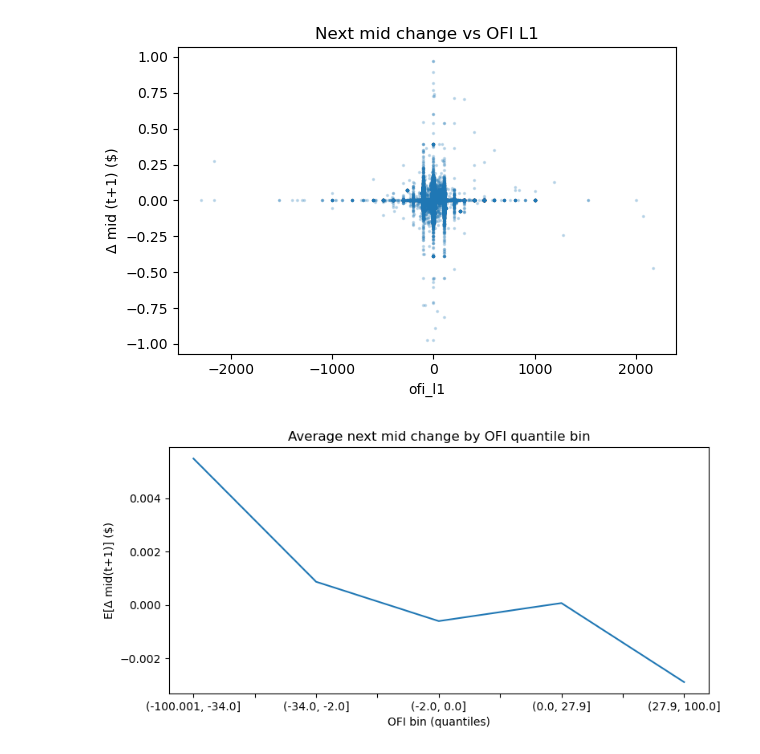
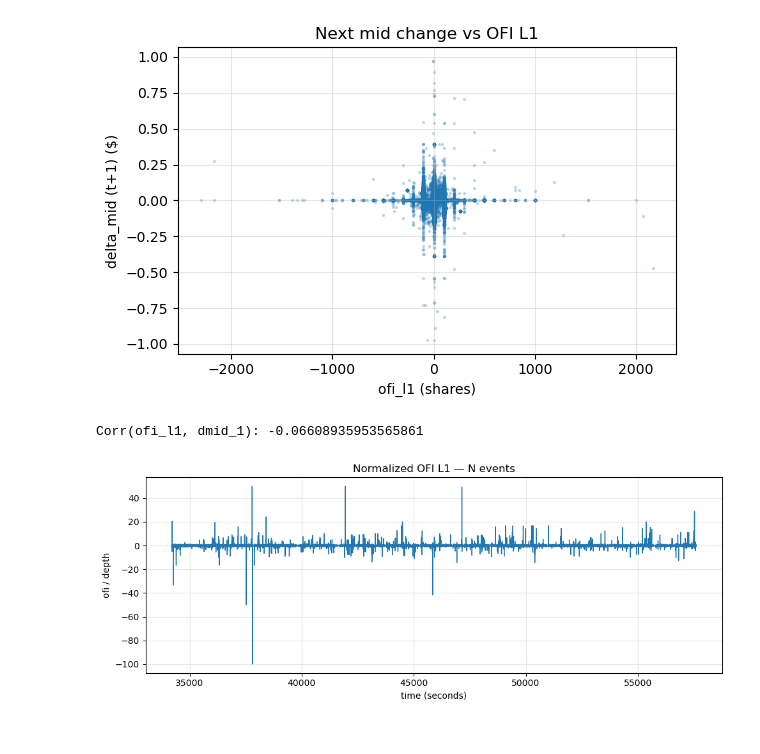
Before and after one commit to andreapezzella/lobster-mm-simulator, a Jupyter notebook: notebooks/03_ofi_L1.ipynb, the cells around one changed output. Saved outputs shown, nothing was run; the diff lists cells and outputs as text; code cells hidden in the pictures.

```diff
--- a/notebooks/03_ofi_L1.ipynb
+++ b/notebooks/03_ofi_L1.ipynb
@@ -39,8 +0,0 @@ df.head()
-# %%
-df["mid_d"] = (df["ask_p1"] + df["bid_p1"]) / (2 * PRICE_SCALE)
-df["spread_d"] = (df["ask_p1"] - df["bid_p1"]) / PRICE_SCALE
-
-den = (df["bid_s1"] + df["ask_s1"]).replace(0, np.nan)
-df["micro_d"] = (df["ask_p1"] * df["bid_s1"] + df["bid_p1"] * df["ask_s1"]) / den / PRICE_SCALE
-df["imbalance_l1"] = (df["bid_s1"] - df["ask_s1"]) / den
-df
@@ -123,34 +119,28 @@ plt.show()
 # %%
-M = 200_000
-tmp = df.iloc[:M].copy()
-tmp["dmid_1"] = tmp["mid_d"].shift(-1) - tmp["mid_d"]
+N = 200_000
+s = tmp.head(N)
 
 fig, ax = plt.subplots(figsize=(6, 4))
-ax.scatter(tmp["ofi_l1"], tmp["dmid_1"], s=2, alpha=0.2)
+ax.scatter(s["ofi_l1"], s["dmid_1"], s=2, alpha=0.2)
 ax.set_title("Next mid change vs OFI L1")
-ax.set_xlabel("ofi_l1")
-ax.set_ylabel("Δ mid (t+1) ($)")
+ax.set_xlabel("ofi_l1 (shares)")
+ax.set_ylabel("delta_mid (t+1) ($)")
+ax.grid(True, alpha=0.3)
 fig.tight_layout()
 plt.show()
+
+print("Corr(ofi_l1, dmid_1):", s["ofi_l1"].corr(s["dmid_1"]))
+
+# Ofi normalized
+fig, ax = plt.subplots(figsize=(10, 4))
+ax.plot(tmp.index[:N], tmp["ofi_l1_norm"].iloc[:N], linewidth=1)
+ax.set_title("Normalized OFI L1 — N events")
+ax.set_xlabel("time (seconds)")
+ax.set_ylabel("ofi / depth")
+ax.grid(True, alpha=0.3)
+fig.tight_layout()
+plt.show()
 # %% [output]
-[figure, old version]
+[figure, new version]
+Corr(ofi_l1, dmid_1): -0.06608935953565861
+[figure, added]
-# %%
-tmp = df[["ofi_l1", "mid_d"]].copy()
-tmp["dmid_1"] = tmp["mid_d"].shift(-1) - tmp["mid_d"]
-
-# taglia outlier (opzionale ma aiuta)
-q1, q99 = tmp["ofi_l1"].quantile([0.01, 0.99])
-tmp = tmp[(tmp["ofi_l1"] >= q1) & (tmp["ofi_l1"] <= q99)]
-
-tmp["bin"] = pd.qcut(tmp["ofi_l1"], 20, duplicates="drop")
-binned = tmp.groupby("bin")["dmid_1"].mean()
-
-fig, ax = plt.subplots(figsize=(8,4))
-binned.plot(ax=ax)
-ax.set_title("Average next mid change by OFI quantile bin")
-ax.set_xlabel("OFI bin (quantiles)")
-ax.set_ylabel("E[Δ mid(t+1)] ($)")
-plt.tight_layout()
-plt.show()
-# %% [output]
-[figure, removed]
```
Also changed, not shown: parts of 7 cells of this notebook, 2 other files.
